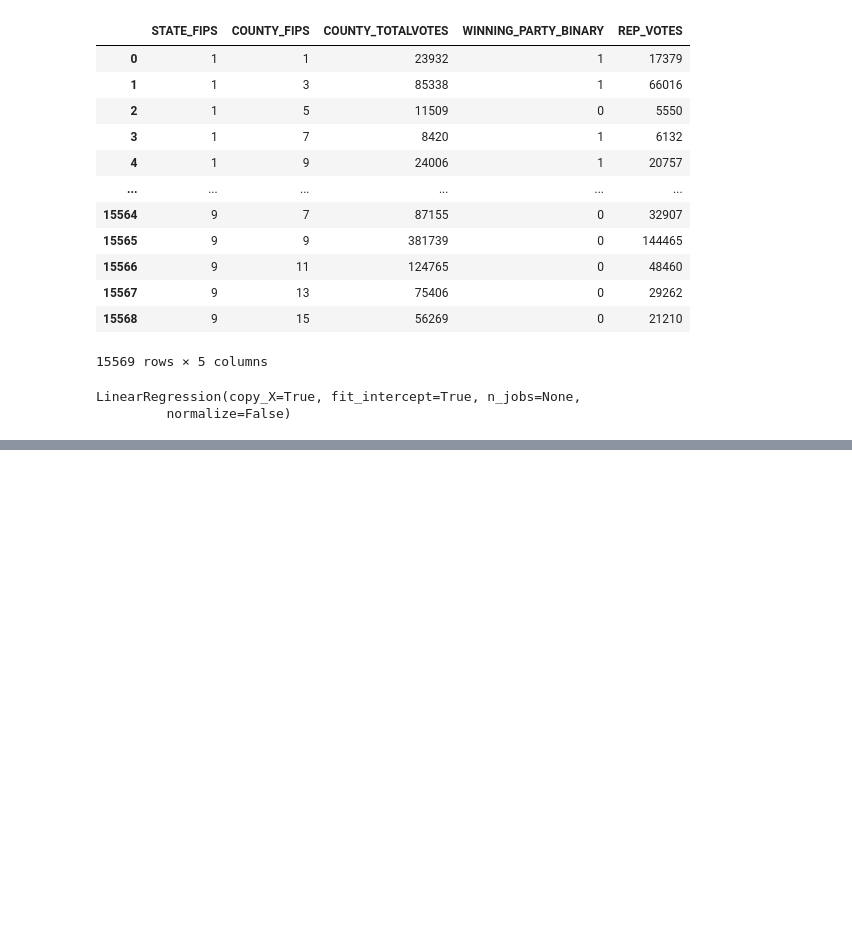
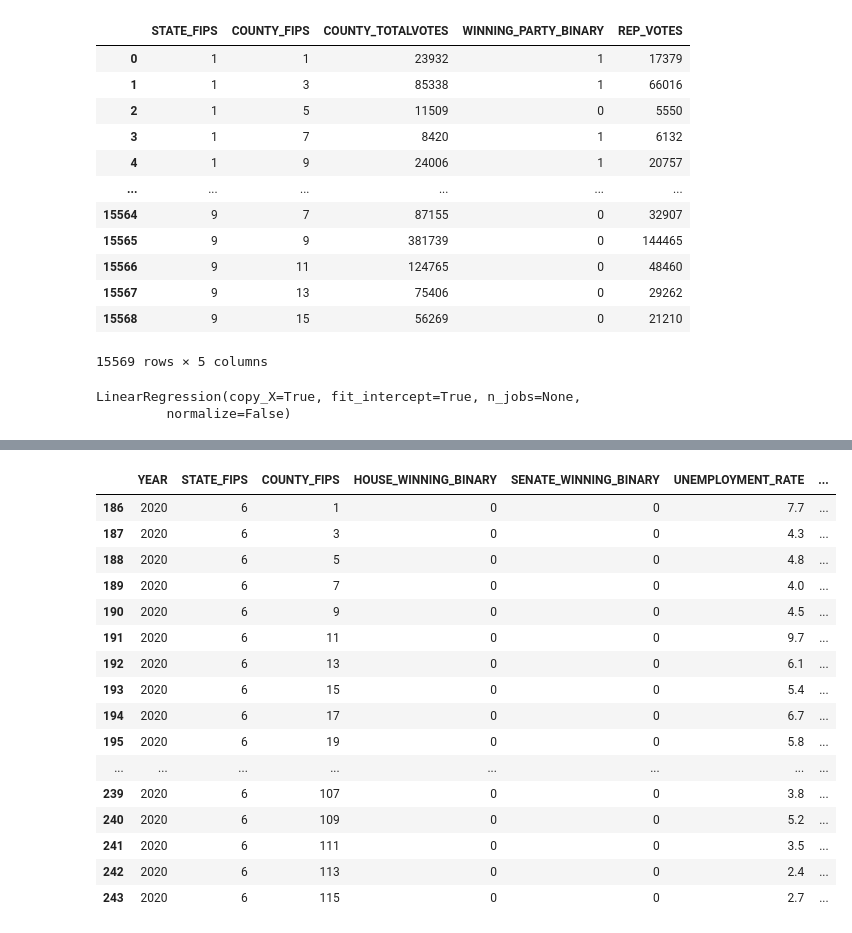
Before and after one commit to ehuang13/w210-presidential-election, a Jupyter notebook: harith/notebook/2020 Prediction Pipeline Phase 1.ipynb, the cells around one changed output, grey strips where cells are left out. Drawn from its saved outputs; the diff is of its cells as text; code cells hidden in the pictures; blank space fills up the shorter version.

```diff
--- a/harith/notebook/2020 Prediction Pipeline Phase 1.ipynb
+++ b/harith/notebook/2020 Prediction Pipeline Phase 1.ipynb
@@ -684,3 +668,23 @@ data_2020
+# %%
+data_2020.loc[data_2020['STATE_FIPS'] == 6]
+# %% [output]
+|  | YEAR | STATE_FIPS | COUNTY_FIPS | HOUSE_WINNING_BINARY | SENATE_WINNING_BINARY | UNEMPLOYMENT_RATE | ... |
+| 186 | 2020 | 6 | 1 | 0 | 0 | 7.7 | ... |
+| 187 | 2020 | 6 | 3 | 0 | 0 | 4.3 | ... |
+| 188 | 2020 | 6 | 5 | 0 | 0 | 4.8 | ... |
+| 189 | 2020 | 6 | 7 | 0 | 0 | 4.0 | ... |
+| 190 | 2020 | 6 | 9 | 0 | 0 | 4.5 | ... |
+| 191 | 2020 | 6 | 11 | 0 | 0 | 9.7 | ... |
+| 192 | 2020 | 6 | 13 | 0 | 0 | 6.1 | ... |
+| 193 | 2020 | 6 | 15 | 0 | 0 | 5.4 | ... |
+| 194 | 2020 | 6 | 17 | 0 | 0 | 6.7 | ... |
+| 195 | 2020 | 6 | 19 | 0 | 0 | 5.8 | ... |
+| ... | ... | ... | ... | ... | ... | ... | ... |
+| 239 | 2020 | 6 | 107 | 0 | 0 | 3.8 | ... |
+| 240 | 2020 | 6 | 109 | 0 | 0 | 5.2 | ... |
+| 241 | 2020 | 6 | 111 | 0 | 0 | 3.5 | ... |
+| 242 | 2020 | 6 | 113 | 0 | 0 | 2.4 | ... |
+| 243 | 2020 | 6 | 115 | 0 | 0 | 2.7 | ... |
 # %%
 #save to csv
 data_2020.to_csv("../../data/F20_predictions_0703_new.csv")
```
Also changed, not shown: parts of 4 cells of this notebook, 1 other file.
